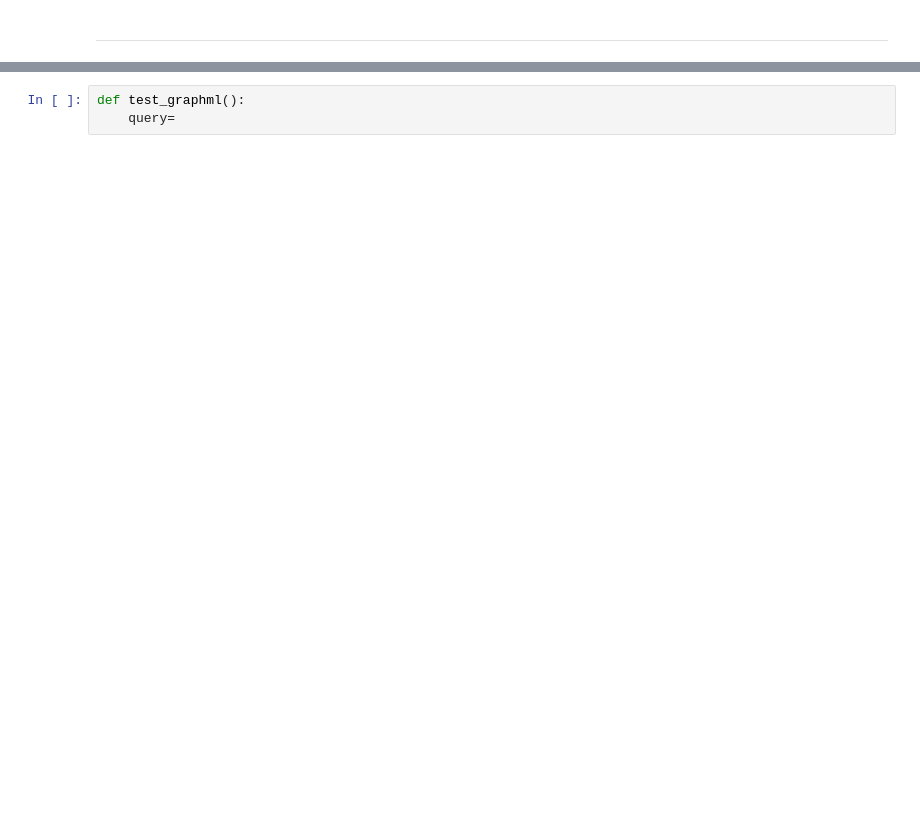
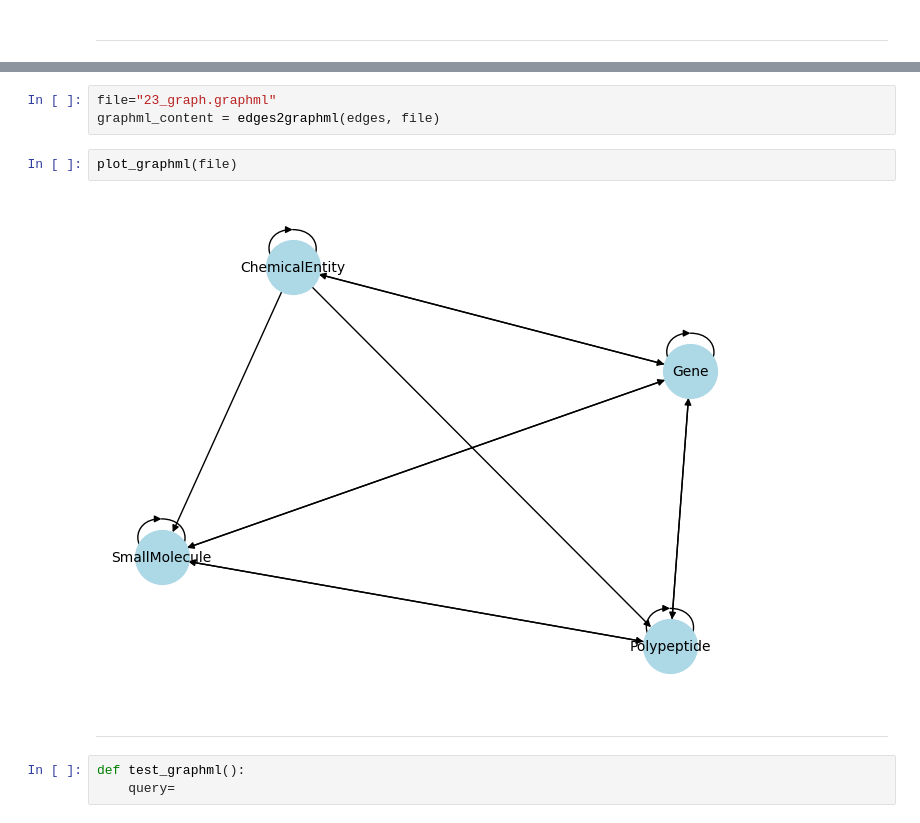
Before and after one commit to NikkiBytes/technical_notes, a Jupyter notebook: Building_graphml.ipynb, the cells around one changed output, grey strips where cells are left out. Drawn from its saved outputs; the diff is of its cells as text; blank space fills up the shorter version.

```diff
--- a/Building_graphml.ipynb
+++ b/Building_graphml.ipynb
@@ -151,3 +205,12 @@ graphml_content = edges2graphml(edges)
+# %%
+file="23_graph.graphml"
+graphml_content = edges2graphml(edges, file)
+# %%
+plot_graphml(file)
+# %% [output]
+[figure, added]
+# %% [markdown]
+---
 # %%
 def test_graphml():
     query=
```
Also changed, not shown: parts of 19 cells of this notebook.
